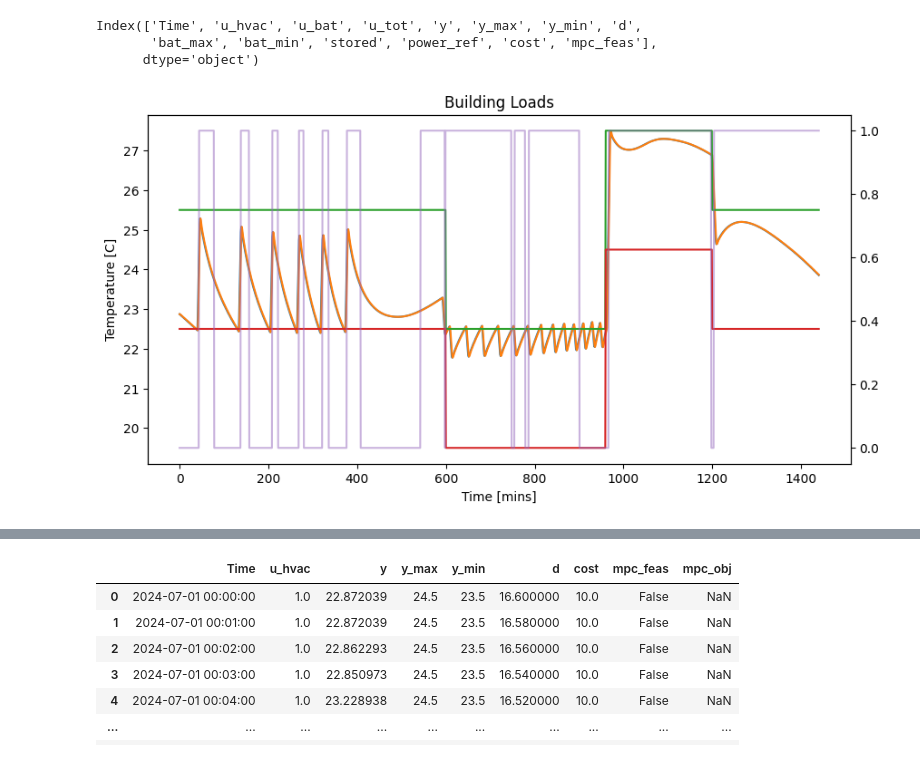
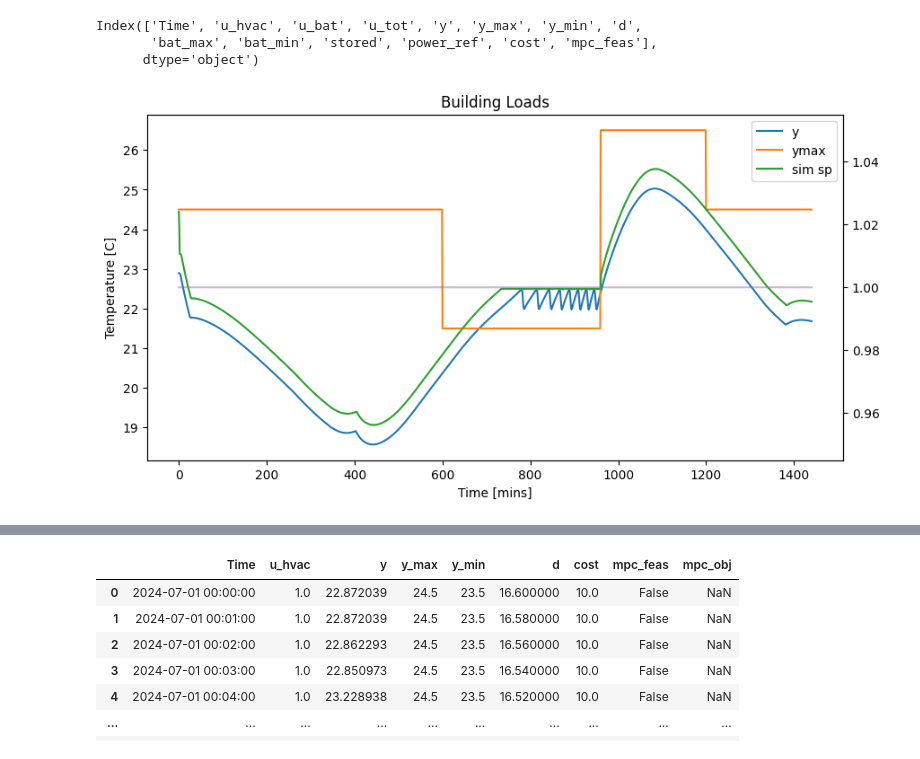
Before and after one commit to PIC-Lab/community_energy_control, a Jupyter notebook: community_sim/plotting.ipynb, the cells around one changed output, grey strips where cells are left out. Cells and saved outputs as stored; diff of their text form; code cells hidden in the pictures.

```diff
--- a/community_sim/plotting.ipynb
+++ b/community_sim/plotting.ipynb
@@ -12,7 +12,9 @@ from matplotlib.dates import date2num, datestr2num
 Last Run Plotting
 # %%
 compResultsDir = 'results/coord_return/'
-resultsDir = 'results/coord_mpc_9/'
+# resultsDir = 'results/coord_mpc_14/'
+resultsDir = 'results/noDeadband/'
+resultsDir = 'results/setpointControl_25/'
 # %%
 buildingList = [str(i) for i in range(1,29)]
 with open(resultsDir+'simParams.json') as fp:
@@ -520,16 +536,19 @@ Index(['Time', 'u_hvac', 'u_bat', 'u_tot', 'y', 'y_max', 'y_min', 'd',
 # %%
 alias = '2'
 fig, ax = plt.subplots(figsize=(10,5))
 ax.set_xlabel('Time [mins]')
 ax.set_ylabel('Temperature [C]')
 ax.set_title('Building Loads')
-ax.plot(df_list[alias]['living space Air Temperature'], label=str(i))
-ax.plot(control_list[alias]['y'])
-ax.plot(control_list[alias]['y_max'])
-ax.plot(control_list[alias]['y_min'])
+# ax.plot(df_list[alias]['living space Air Temperature'], label=str(i))
+ax.plot(control_list[alias]['y'], label='y')
+ax.plot(control_list[alias]['y_max'], label='ymax')
+# ax.plot(control_list[alias]['y_min'], label='ymin')
+# ax.plot(control_list[alias]['u_cool_sp'], label='sp')
+ax.plot(df_list[alias]['cooling setpoint'], label='sim sp')
+ax.legend()
 
 ax2 = ax.twinx()
 ax2.plot(control_list[alias]['mpc_feas'], c='tab:purple', alpha=0.5)
 fig.patch.set_facecolor('white')
 # %% [output]
-[figure, old version]
+[figure, new version]
```
Also changed, not shown: parts of 24 cells of this notebook, 11 other files.
